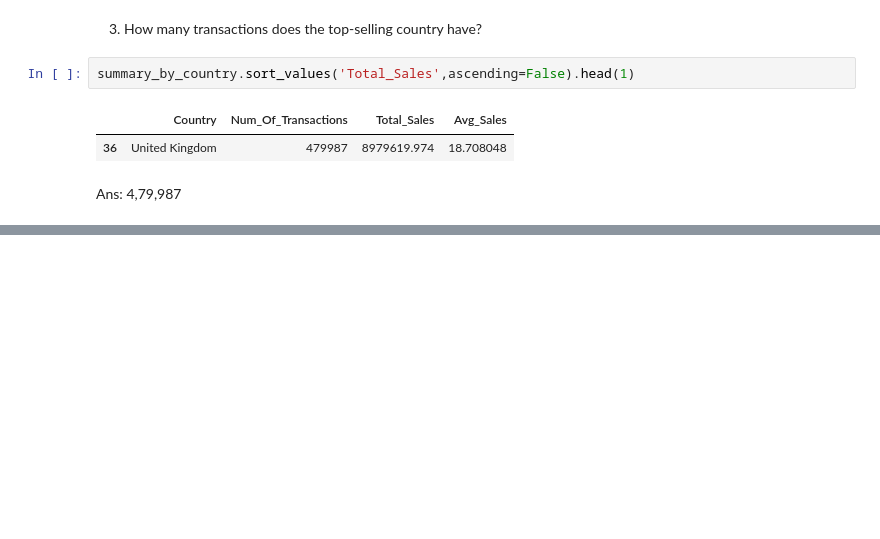
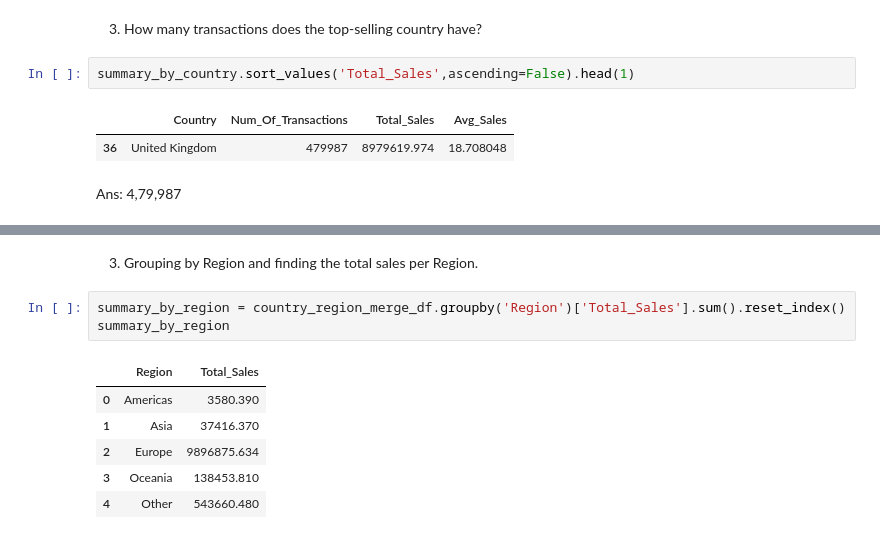
Before and after one commit to VishnuCodes96/Rebounce-Applied-AI-and-Analytics-Codes, a Jupyter notebook: python_301.ipynb, the cells around one changed output, grey strips where cells are left out. Drawn from its saved outputs; the diff is of its cells as text; blank space fills up the shorter version.

```diff
--- a/python_301.ipynb
+++ b/python_301.ipynb
@@ -300,0 +342,12 @@ Ans: 4,79,987
+# %% [markdown]
+3. Grouping by Region and finding the total sales per Region.
+# %%
+summary_by_region = country_region_merge_df.groupby('Region')['Total_Sales'].sum().reset_index()
+summary_by_region
+# %% [output]
+|  | Region | Total_Sales |
+| 0 | Americas | 3580.390 |
+| 1 | Asia | 37416.370 |
+| 2 | Europe | 9896875.634 |
+| 3 | Oceania | 138453.810 |
+| 4 | Other | 543660.480 |
```
Also changed, not shown: parts of 9 cells of this notebook.
